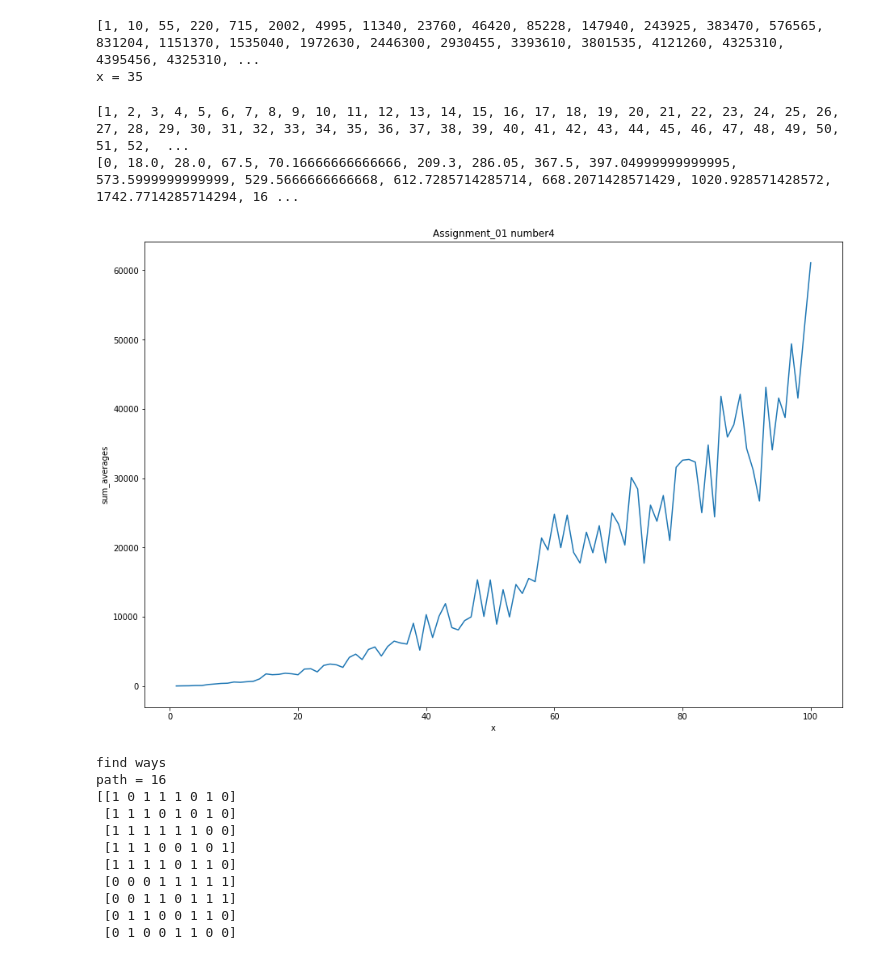
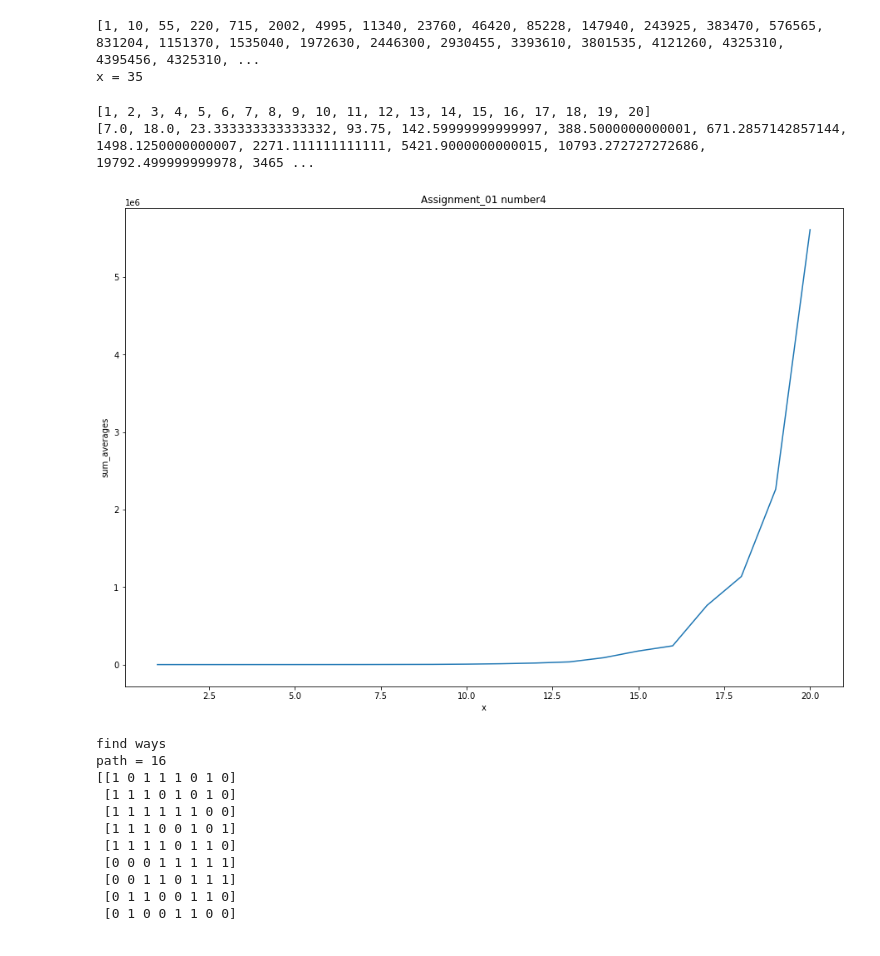
Before and after one commit to hahahalmy/ESE5023_Assignments_12232257, a Jupyter notebook: PS1.ipynb, the cells around one changed output. Drawn from its saved outputs; the diff is of its cells as text; code cells hidden in the pictures.

```diff
--- a/PS1.ipynb
+++ b/PS1.ipynb
@@ -215,45 +215,45 @@ def Sum_averages(lst):
     lst_len = len(lst)
     sum_average = []
     #I got inspired by reading https://blog.csdn.net/weixin_43827397/article/details/107567071
-    for i in range(lst_len ** 2):
+    for i in range(2 ** lst_len):
         sub_lst = []
         for j in range(lst_len):
             if(i >> j) % 2:
                 sub_lst.append(lst[j])
         if(len(sub_lst) <= 0):
             continue
         average = Get_average(sub_lst)
         sum_average.append(average)
+    #print(sum_average)
     return sum(sum_average)
 
 def main():
 #     lst1 = Random_integer(10)
 #     print("Your list is :")
 #     print(lst1)
 #     Sum_averages(lst1)
     N_lst = []
     Total_sum_averages = []
-    for i in range(1, 101):
+    for i in range(1, 21):
         N_lst.append(i)
         Total_sum_averages.append(Sum_averages(Random_integer(i)))
     print(N_lst)
     print(Total_sum_averages)
     fig = plt.figure(figsize = (12,8),
                     )
     ax = fig.add_subplot(111)
     ax = fig.add_axes([0,0,1,1])
     ax.plot(N_lst, Total_sum_averages)
     ax.set_title("Assignment_01 number4")
     ax.set_xlabel("x")
     ax.set_ylabel("sum_averages")
 
-
 if __name__ == '__main__':
     main()
 # %% [output]
-[1, 2, 3, 4, 5, 6, 7, 8, 9, 10, 11, 12, 13, 14, 15, 16, 17, 18, 19, 20, 21, 22, 23, 24, 25, 26, 27, 28, 29, 30, 31, 32, 33, 34, 35, 36, 37, 38, 39, 40, 41, 42, 43, 44, 45, 46, 47, 48, 49, 50, 51, 52,  ...
-[0, 18.0, 28.0, 67.5, 70.16666666666666, 209.3, 286.05, 367.5, 397.04999999999995, 573.5999999999999, 529.5666666666668, 612.7285714285714, 668.2071428571429, 1020.928571428572, 1742.7714285714294, 16 ...
+[1, 2, 3, 4, 5, 6, 7, 8, 9, 10, 11, 12, 13, 14, 15, 16, 17, 18, 19, 20]
+[7.0, 18.0, 23.333333333333332, 93.75, 142.59999999999997, 388.5000000000001, 671.2857142857144, 1498.1250000000007, 2271.111111111111, 5421.9000000000015, 10793.272727272686, 19792.499999999978, 3465 ...
-[figure, old version]
+[figure, new version]
 # %%
 import numpy as np
 
```
Also changed, not shown: 2 other files.
